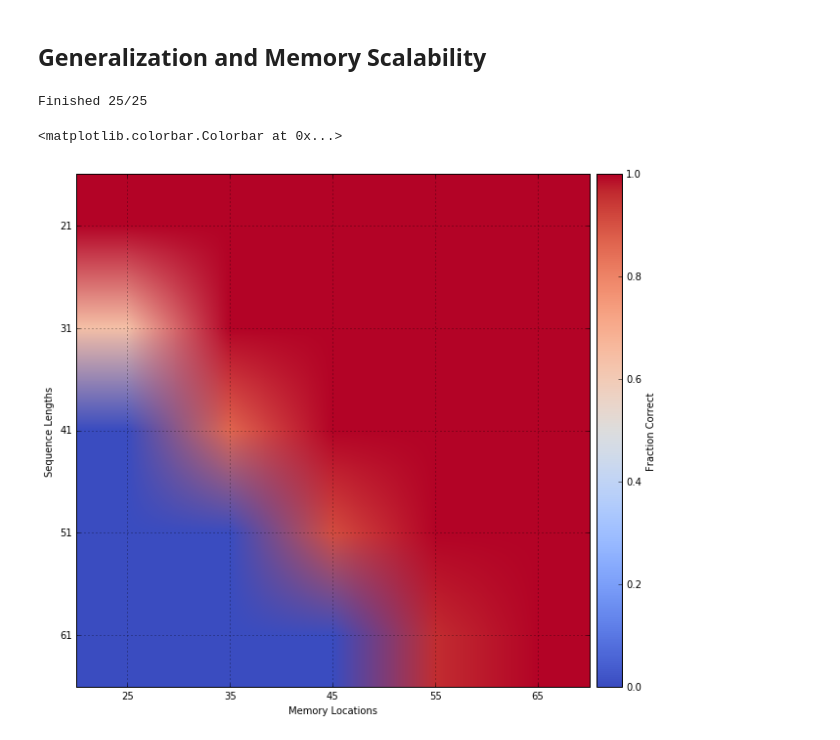
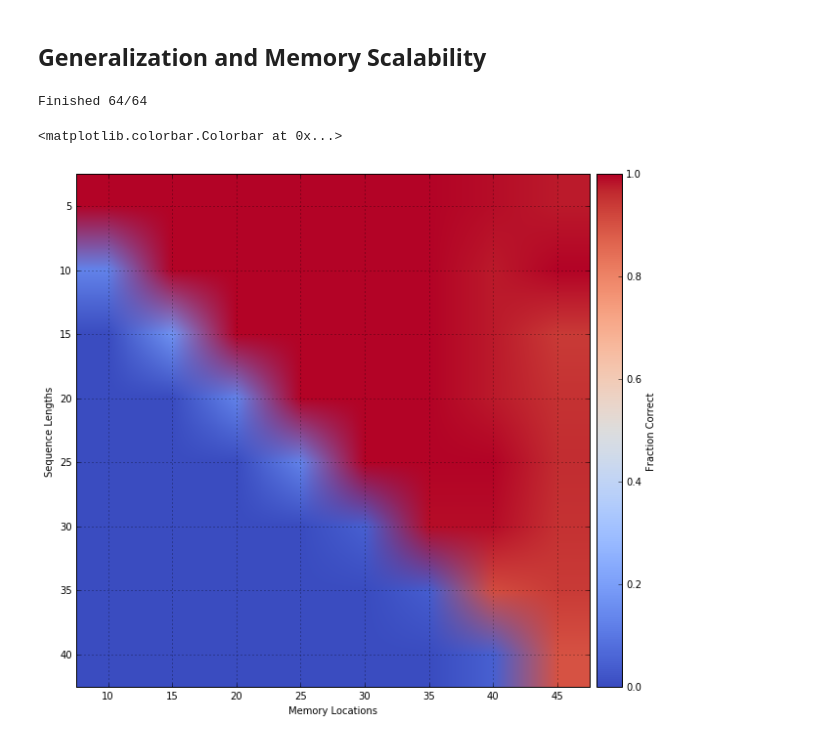
Before and after one commit to Mostafa-Samir/DNC-tensorflow, a Jupyter notebook: tasks/copy/visualization.ipynb, the cells around one changed output. Drawn from its saved outputs; the diff is of its cells as text; code cells hidden in the pictures.

Commit message:
updated scalability visualization

```diff
--- a/tasks/copy/visualization.ipynb
+++ b/tasks/copy/visualization.ipynb
@@ -291,14 +291,16 @@ def llprint(message):
     sys.stdout.write(message)
     sys.stdout.flush()
 # %%
-word_counts = [25, 35, 45, 55, 65]
-sequnce_lengthes = [10, 15, 20, 25, 30]
+ckpts_dir = os.path.join(os.path.dirname("__file__"), 'checkpoints')
+
+word_counts = [10, 15, 20, 25, 30, 35, 40, 45]
+sequnce_lengthes = [5, 10, 15, 20, 25, 30, 35, 40]
 
 pairs = list(itertools.product(word_counts, sequnce_lengthes))
-fraction_correct = np.zeros((5, 5))
+fraction_correct = np.zeros((8, 8))
 count_done = 0
 
-llprint("Finished 0/25")
+llprint("Finished 0/64")
 
 for i, seq_size in enumerate(sequnce_lengthes):
     for j, mem_size in enumerate(word_counts):
@@ -308,7 +310,7 @@ for i, seq_size in enumerate(sequnce_lengthes):
             with tf.Session(graph=graph) as session:
 
                 ncomputer = DNC(FeedforwardController, 6, 6, 2 * seq_size + 1, mem_size, 10, 1, 1)
-                ncomputer.restore(session, ckpts_dir, 'model-meduim')
+                ncomputer.restore(session, ckpts_dir, 'model-single-10')
 
                 output,_ = ncomputer.get_outputs()
                 squashed_output = tf.sigmoid(output)
@@ -326,28 +328,28 @@ for i, seq_size in enumerate(sequnce_lengthes):
                 fraction_correct[i, j] = np.mean(matches)
 
         count_done += 1
-        llprint("\rFinished %d/25" % count_done)
+        llprint("\rFinished %d/64" % count_done)
 # %% [output]
-Finished 25/25
+Finished 64/64
 # %%
 fig, ax = plt.subplots()
 
 imax = ax.imshow(fraction_correct, cmap=plt.cm.coolwarm)
 
 ax.set_ylabel('Sequence Lengths')
-ax.set_yticks([0, 1, 2, 3, 4])
-ax.set_yticklabels(['21', '31', '41', '51', '61'])
+ax.set_yticks([0, 1, 2, 3, 4, 5, 6, 7])
+ax.set_yticklabels(['5', '10', '15', '20', '25', '30', '35', '40'])
 
 ax.set_xlabel('Memory Locations')
-ax.set_xticks([0, 1, 2, 3, 4])
-ax.set_xticklabels(['25', '35', '45', '55', '65'])
+ax.set_xticks([0, 1, 2, 3, 4, 5, 6, 7])
+ax.set_xticklabels(['10', '15', '20', '25', '30', '35', '40', '45'])
 
 ax.grid(True)
 
 divider = make_axes_locatable(ax)
 cbar_ax = divider.append_axes("right", size="5%", pad=0.1)
 
 fig.colorbar(imax, cax=cbar_ax, ticks=[0, 0.2, 0.4, 0.6, 0.8, 1], label='Fraction Correct')
 # %% [output]
 <matplotlib.colorbar.Colorbar at 0x...>
-[figure, old version]
+[figure, new version]
```
